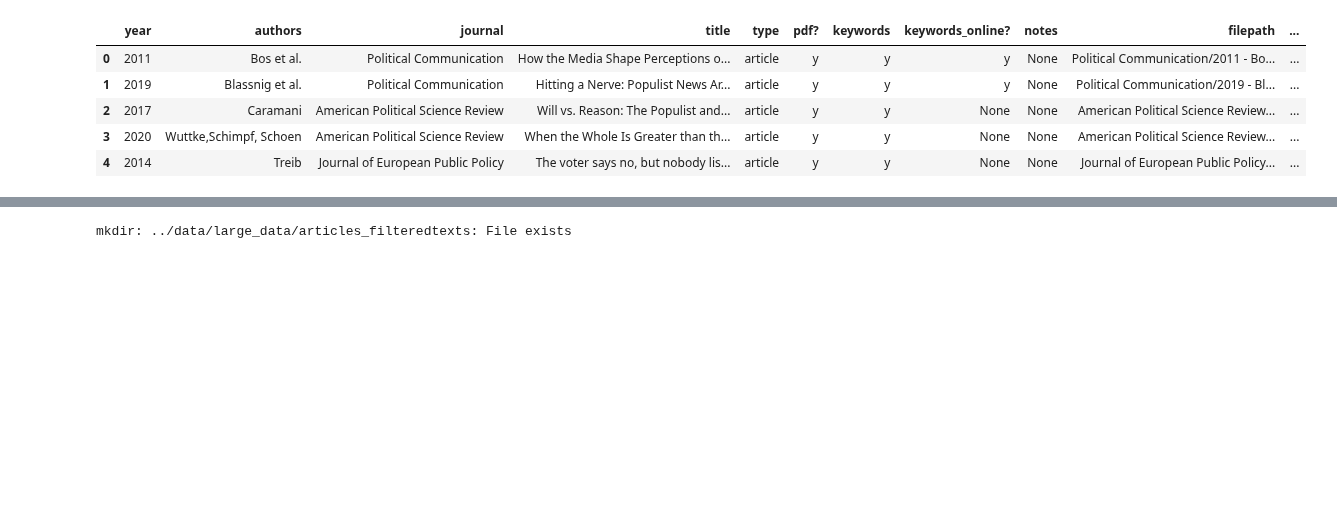
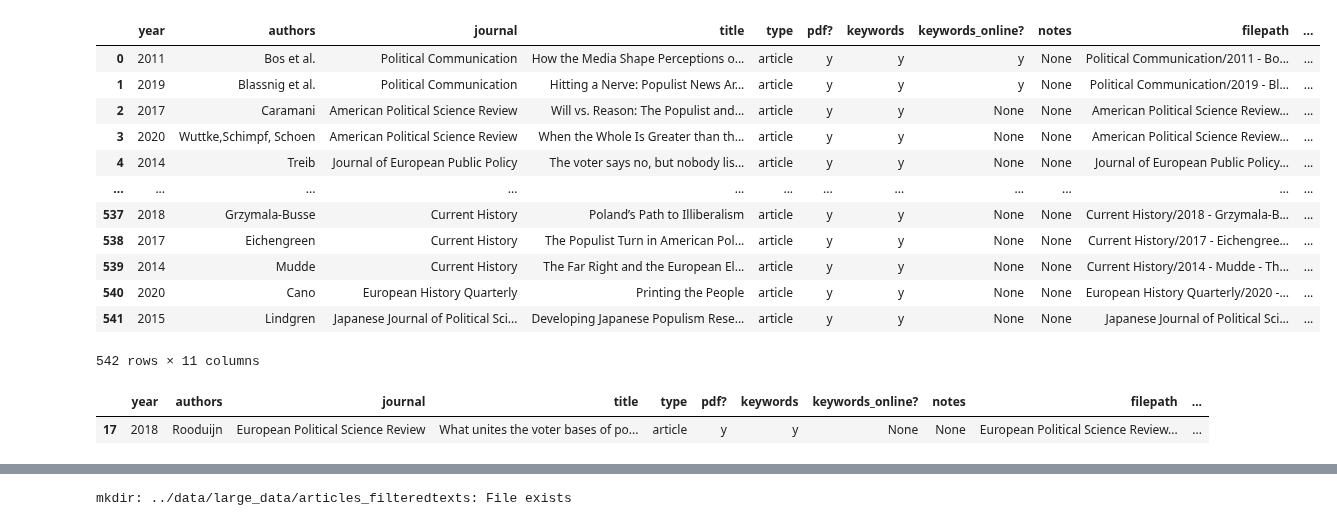
Before and after one commit to CCS-ZCU/pop, a Jupyter notebook: scripts/4_filteredtext_extraction.ipynb, the cells around one changed output, grey strips where cells are left out. Saved outputs shown, nothing was run; the diff lists cells and outputs as text; code cells hidden in the pictures; blank space fills up the shorter version.

```diff
--- a/scripts/4_filteredtext_extraction.ipynb
+++ b/scripts/4_filteredtext_extraction.ipynb
@@ -5,14 +5,26 @@ import pickle
 import os
 # %%
 articles_metadata = pd.read_json("../data/article_metadata_with_filepaths.json")
-articles_metadata.head(5)
+articles_metadata
 # %% [output]
 |  | year | authors | journal | title | type | pdf? | keywords | keywords_online? | notes | filepath | ... |
 | 0 | 2011 | Bos et al. | Political Communication | How the Media Shape Perceptions o... | article | y | y | y | None | Political Communication/2011 - Bo... | ... |
 | 1 | 2019 | Blassnig et al. | Political Communication | Hitting a Nerve: Populist News Ar... | article | y | y | y | None | Political Communication/2019 - Bl... | ... |
 | 2 | 2017 | Caramani | American Political Science Review | Will vs. Reason: The Populist and... | article | y | y | None | None | American Political Science Review... | ... |
 | 3 | 2020 | Wuttke,Schimpf, Schoen | American Political Science Review | When the Whole Is Greater than th... | article | y | y | None | None | American Political Science Review... | ... |
 | 4 | 2014 | Treib | Journal of European Public Policy | The voter says no, but nobody lis... | article | y | y | None | None | Journal of European Public Policy... | ... |
+| ... | ... | ... | ... | ... | ... | ... | ... | ... | ... | ... | ... |
+| 537 | 2018 | Grzymala-Busse | Current History | Poland’s Path to Illiberalism | article | y | y | None | None | Current History/2018 - Grzymala-B... | ... |
+| 538 | 2017 | Eichengreen | Current History | The Populist Turn in American Pol... | article | y | y | None | None | Current History/2017 - Eichengree... | ... |
+| 539 | 2014 | Mudde | Current History | The Far Right and the European El... | article | y | y | None | None | Current History/2014 - Mudde - Th... | ... |
+| 540 | 2020 | Cano | European History Quarterly | Printing the People | article | y | y | None | None | European History Quarterly/2020 -... | ... |
+| 541 | 2015 | Lindgren | Japanese Journal of Political Sci... | Developing Japanese Populism Rese... | article | y | y | None | None | Japanese Journal of Political Sci... | ... |
+542 rows × 11 columns
+# %%
+articles_metadata[articles_metadata["pop_id"]==17]
+# %% [output]
+|  | year | authors | journal | title | type | pdf? | keywords | keywords_online? | notes | filepath | ... |
+| 17 | 2018 | Rooduijn | European Political Science Review | What unites the voter bases of po... | article | y | y | None | None | European Political Science Review... | ... |
 # %%
 articles_metadata = articles_metadata[articles_metadata["filepath"].apply(bool)].copy()
 # %%
```
Also changed, not shown: parts of 1 cell of this notebook, 4 other files.
